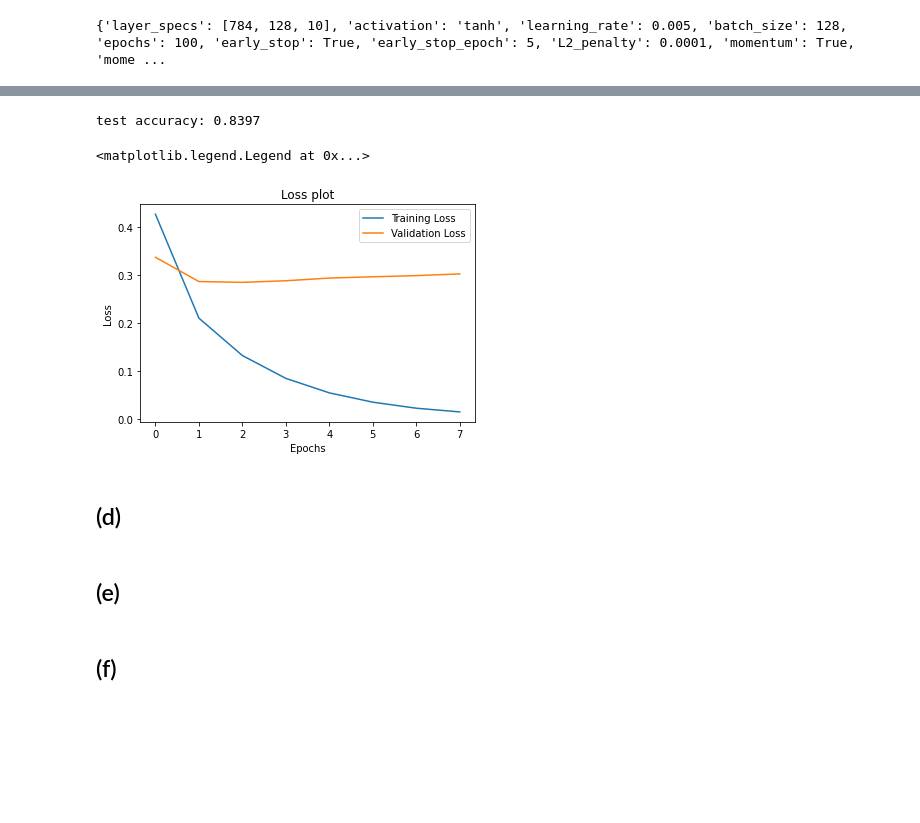
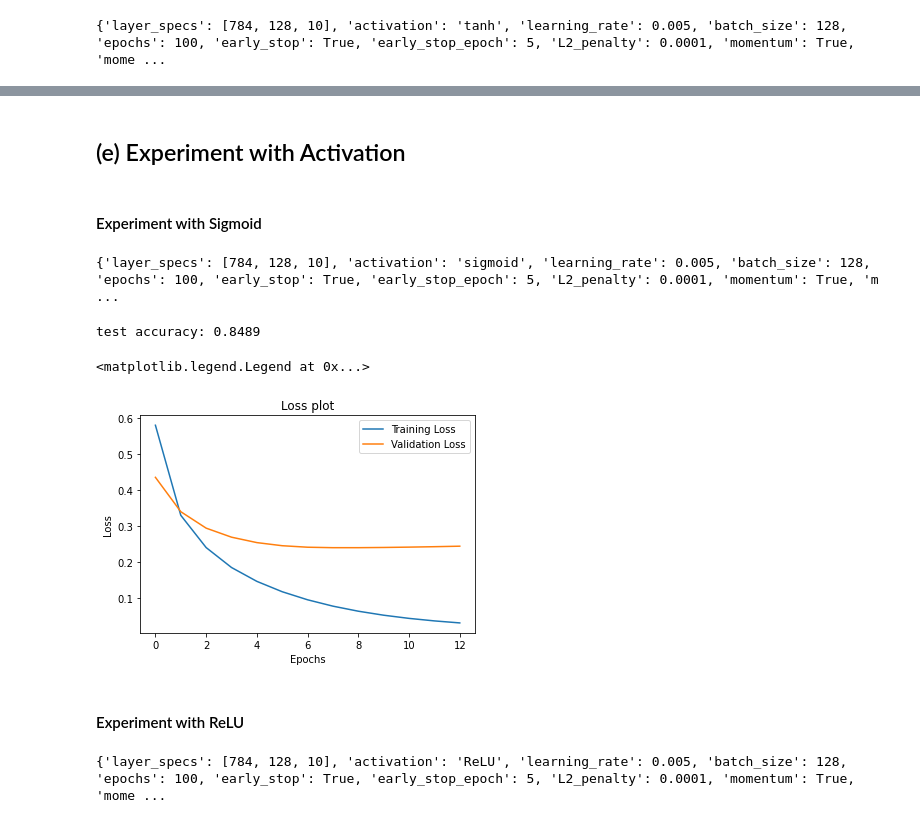
Before and after one commit to hblyx/CSE-151B, a Jupyter notebook: PA2/PA 2 notebook.ipynb, the cells around one changed output, grey strips where cells are left out. Saved outputs shown, nothing was run; the diff lists cells and outputs as text; code cells hidden in the pictures; blank space fills up the shorter version.

```diff
--- a/PA2/PA 2 notebook.ipynb
+++ b/PA2/PA 2 notebook.ipynb
@@ -94,19 +182,41 @@ _, test_acc = test(best_model, x_test, y_test)
+# %% [markdown]
+## (e) Experiment with Activation
+# %% [markdown]
+#### Experiment with Sigmoid
+# %%
+# reset the config to part(c) config
+config = load_config(("./config.yaml"))
+config["early_stop"] = True
+
+# change the activation function to sigmoid
+config["activation"] = "sigmoid"
+
+print(config)
+# %% [output]
+{'layer_specs': [784, 128, 10], 'activation': 'sigmoid', 'learning_rate': 0.005, 'batch_size': 128, 'epochs': 100, 'early_stop': True, 'early_stop_epoch': 5, 'L2_penalty': 0.0001, 'momentum': True, 'm ...
 # %%
+_, _, train_loss, valid_loss, best_model = train(x_train, y_train, x_val, y_val, config)
+
+_, test_acc = test(best_model, x_test, y_test)
+
 print("test accuracy:", test_acc)
 
 plt.plot(train_loss)
 plt.plot(valid_loss)
 plt.xlabel("Epochs")
 plt.ylabel("Loss")
 plt.title("Loss plot")
 plt.legend(["Training Loss", "Validation Loss"])
 # %% [output]
-test accuracy: 0.8397
+test accuracy: 0.8489
 <matplotlib.legend.Legend at 0x...>
-[figure, old version]
+[figure, new version]
-# %% [markdown]
-## (d)
-# %% [markdown]
-## (e)
-# %% [markdown]
-## (f)
+# %% [markdown]
+#### Experiment with ReLU
+# %%
+# change the activation function to ReLU
+config["activation"] = "ReLU"
+
+print(config)
+# %% [output]
+{'layer_specs': [784, 128, 10], 'activation': 'ReLU', 'learning_rate': 0.005, 'batch_size': 128, 'epochs': 100, 'early_stop': True, 'early_stop_epoch': 5, 'L2_penalty': 0.0001, 'momentum': True, 'mome ...
```
Also changed, not shown: parts of 23 cells of this notebook, 1 other file.
